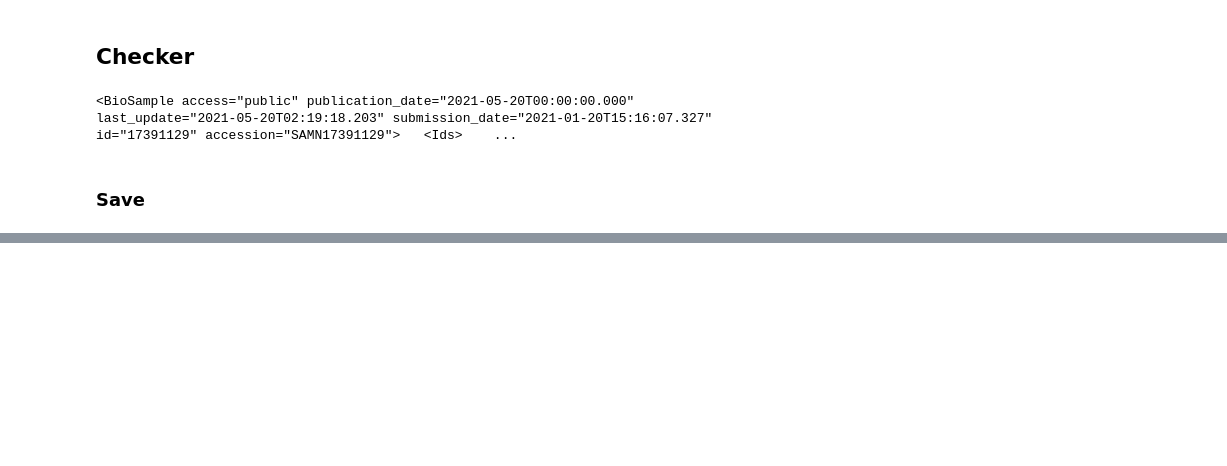
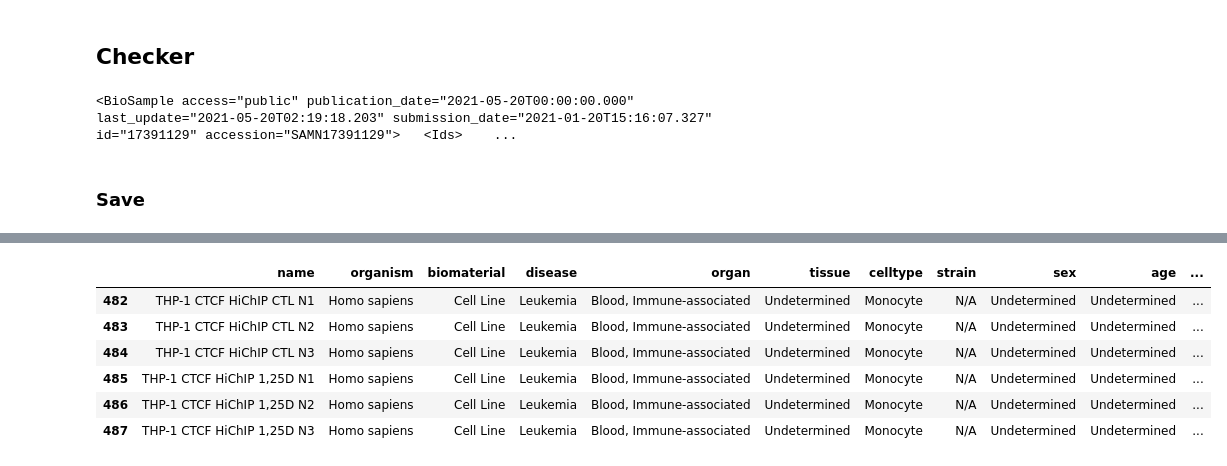
Before and after one commit to ay-lab-team/GEO-Resources, a Jupyter notebook: scripts/geo_celltypes/gsm_to_celltype_metadata.ipynb, the cells around one changed output, grey strips where cells are left out. Drawn from its saved outputs; the diff is of its cells as text; code cells hidden in the pictures; blank space fills up the shorter version.

```diff
--- a/scripts/geo_celltypes/gsm_to_celltype_metadata.ipynb
+++ b/scripts/geo_celltypes/gsm_to_celltype_metadata.ipynb
@@ -256,0 +517,6 @@ cell_type_df = pd.DataFrame(celltype_metadata, columns=cols)
+# %%
+gsm_tdf = gsm_cell_type_df.set_index('geo_id')
+bs_tdf = bs_cell_type_df.set_index('geo_id')
+
+shared_gsm_cell_type_df.loc[:, 'organ'] = shared_gsm_cell_type_df.geo_id.apply(harmonize_organ)
+shared_gsm_cell_type_df.loc[:, 'biomaterial'] = shared_gsm_cell_type_df.geo_id.apply(harmonize_biomaterial)
@@ -428,0 +635,10 @@ output file:  ../../results/geo_celltypes/geo.query.cell_type.2023_02_27.tsv
+# %%
+cell_type_df.loc[cell_type_df.name.str.startswith('THP-1')]
+# %% [output]
+|  | name | organism | biomaterial | disease | organ | tissue | celltype | strain | sex | age | ... |
+| 482 | THP-1 CTCF HiChIP CTL N1 | Homo sapiens | Cell Line | Leukemia | Blood, Immune-associated | Undetermined | Monocyte | N/A | Undetermined | Undetermined | ... |
+| 483 | THP-1 CTCF HiChIP CTL N2 | Homo sapiens | Cell Line | Leukemia | Blood, Immune-associated | Undetermined | Monocyte | N/A | Undetermined | Undetermined | ... |
+| 484 | THP-1 CTCF HiChIP CTL N3 | Homo sapiens | Cell Line | Leukemia | Blood, Immune-associated | Undetermined | Monocyte | N/A | Undetermined | Undetermined | ... |
+| 485 | THP-1 CTCF HiChIP 1,25D N1 | Homo sapiens | Cell Line | Leukemia | Blood, Immune-associated | Undetermined | Monocyte | N/A | Undetermined | Undetermined | ... |
+| 486 | THP-1 CTCF HiChIP 1,25D N2 | Homo sapiens | Cell Line | Leukemia | Blood, Immune-associated | Undetermined | Monocyte | N/A | Undetermined | Undetermined | ... |
+| 487 | THP-1 CTCF HiChIP 1,25D N3 | Homo sapiens | Cell Line | Leukemia | Blood, Immune-associated | Undetermined | Monocyte | N/A | Undetermined | Undetermined | ... |
```
Also changed, not shown: parts of 40 cells of this notebook, 1 other file.
